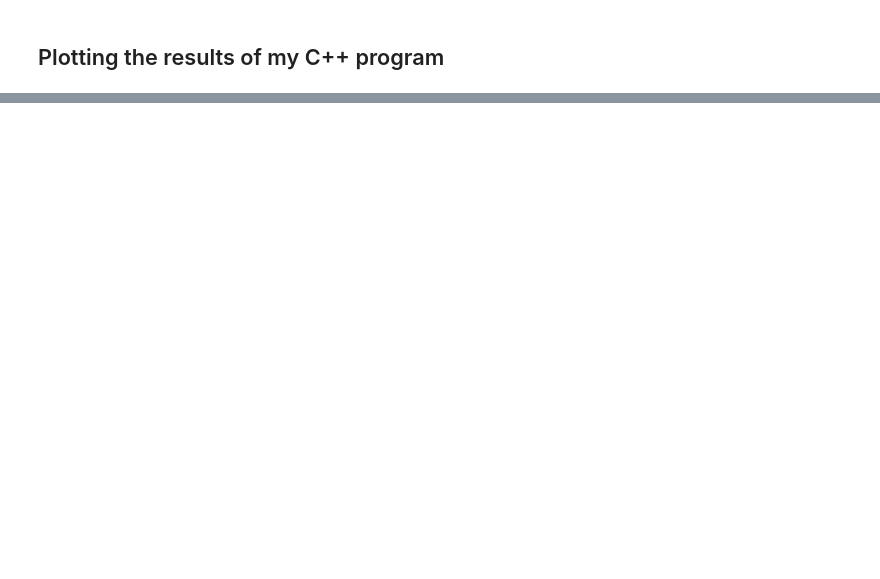
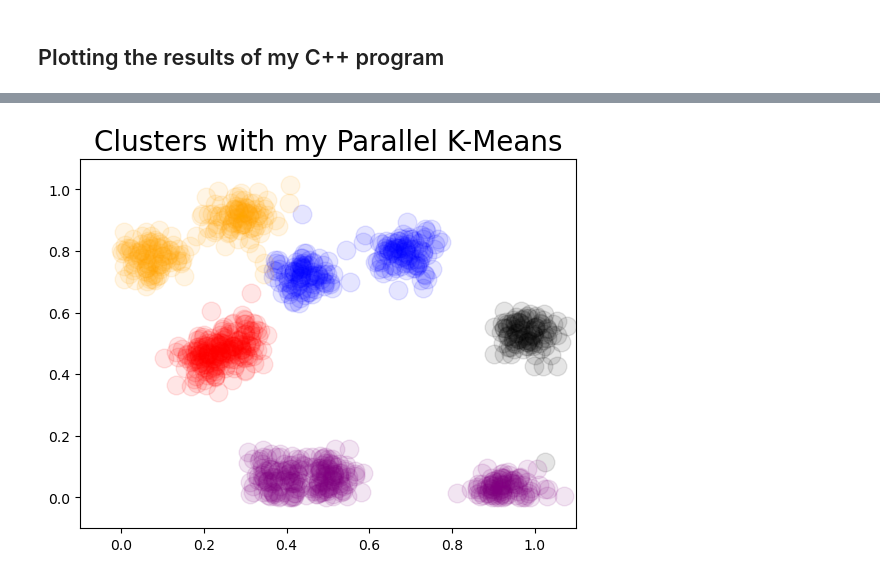
Before and after one commit to guillermoArr/K-Means-OMP, a Jupyter notebook: synthetic_clusters.ipynb, the cells around one changed output, grey strips where cells are left out. Drawn from its saved outputs; the diff is of its cells as text; code cells hidden in the pictures; blank space fills up the shorter version.

```diff
--- a/synthetic_clusters.ipynb
+++ b/synthetic_clusters.ipynb
@@ -78,0 +78,18 @@ FileNotFoundError: [Errno 2] No such file or directory: '1000_results.csv'
+# %%
+# loading results from c++ program into a dataframe
+df = pd.read_csv("output/"+str(n_points)+"_results_parallel.csv")
+df.columns = ["x", "y", "cluster"]
+
+for cluster in range(clusters):
+    plt.scatter(df[df["cluster"] == cluster]["x"],
+                df[df["cluster"] == cluster]["y"],
+                marker="o", s=180, color=colors[cluster], alpha=0.1)
+
+plt.title("Clusters with my Parallel K-Means", fontsize=20)
+plt.xlim(-0.1, 1.1)
+plt.ylim(-0.1, 1.1)
+plt.show()
+
+plt.show()
+# %% [output]
+[figure, added]
```
Also changed, not shown: parts of 2 cells of this notebook, 3 other files.
